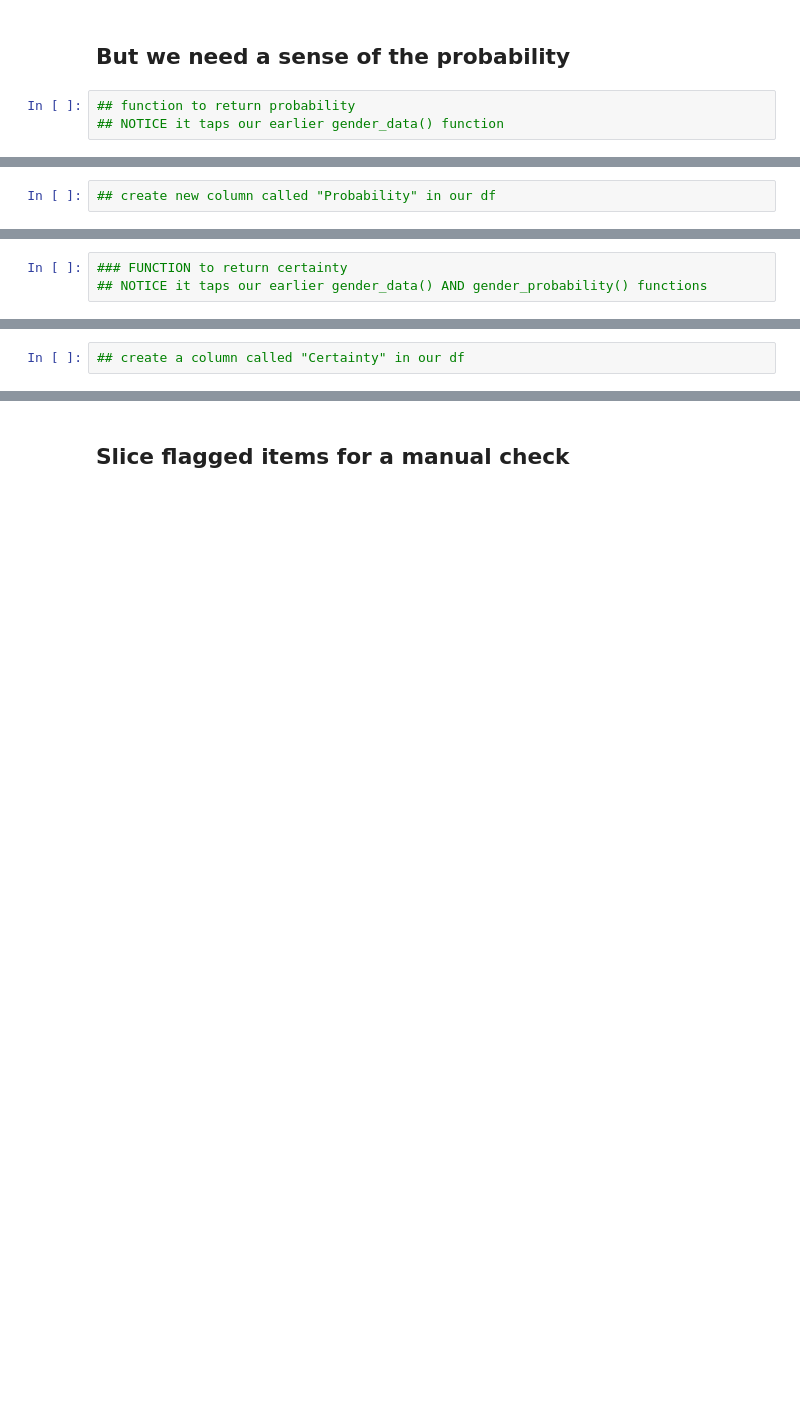
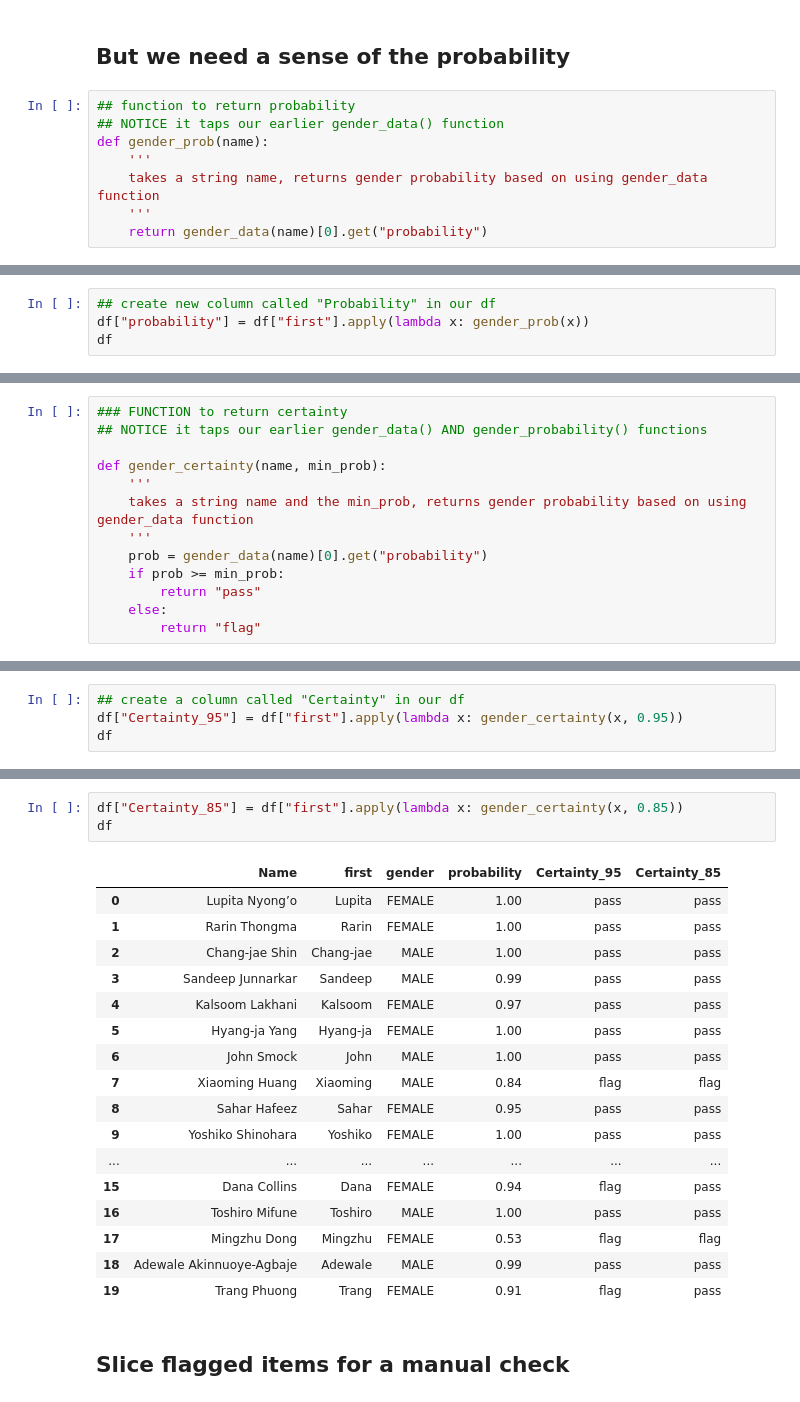
Before and after one commit to sajinashresthacoding/fall-2023-data-journalism-main, a Jupyter notebook: wk-11-gender-estimator-BLANK.ipynb, the cells around one changed output, grey strips where cells are left out. Drawn from its saved outputs; the diff is of its cells as text; blank space fills up the shorter version.

Commit message:
learned genderize

```diff
--- a/wk-11-gender-estimator-BLANK.ipynb
+++ b/wk-11-gender-estimator-BLANK.ipynb
@@ -144,5 +284,10 @@ f_names
 # %%
 ## function to return probability
 ## NOTICE it taps our earlier gender_data() function
+def gender_prob(name):
+    '''
+    takes a string name, returns gender probability based on using gender_data function
+    '''
+    return gender_data(name)[0].get("probability")
 # %%
 ## test probability on "Sandeep"
@@ -149,2 +297,4 @@ f_names
 # %%
 ## create new column called "Probability" in our df
+df["probability"] = df["first"].apply(lambda x: gender_prob(x))
+df
@@ -151,5 +319,15 @@ f_names
 # %%
 ### FUNCTION to return certainty
 ## NOTICE it taps our earlier gender_data() AND gender_probability() functions
+
+def gender_certainty(name, min_prob):
+    '''
+    takes a string name and the min_prob, returns gender probability based on using gender_data function
+    '''
+    prob = gender_data(name)[0].get("probability")
+    if prob >= min_prob:
+        return "pass"
+    else:
+        return "flag"
 # %%
 ## get gender on name "Pat"
@@ -160,2 +347,4 @@ f_names
 # %%
 ## create a column called "Certainty" in our df
+df["Certainty_95"] = df["first"].apply(lambda x: gender_certainty(x, 0.95))
+df
@@ -162,3 +369,24 @@ f_names
+# %%
+df["Certainty_85"] = df["first"].apply(lambda x: gender_certainty(x, 0.85))
+df
+# %% [output]
+|  | Name | first | gender | probability | Certainty_95 | Certainty_85 |
+| 0 | Lupita Nyong’o | Lupita | FEMALE | 1.00 | pass | pass |
+| 1 | Rarin Thongma | Rarin | FEMALE | 1.00 | pass | pass |
+| 2 | Chang-jae Shin | Chang-jae | MALE | 1.00 | pass | pass |
+| 3 | Sandeep Junnarkar | Sandeep | MALE | 0.99 | pass | pass |
+| 4 | Kalsoom Lakhani | Kalsoom | FEMALE | 0.97 | pass | pass |
+| 5 | Hyang-ja Yang | Hyang-ja | FEMALE | 1.00 | pass | pass |
+| 6 | John Smock | John | MALE | 1.00 | pass | pass |
+| 7 | Xiaoming Huang | Xiaoming | MALE | 0.84 | flag | flag |
+| 8 | Sahar Hafeez | Sahar | FEMALE | 0.95 | pass | pass |
+| 9 | Yoshiko Shinohara | Yoshiko | FEMALE | 1.00 | pass | pass |
+| ... | ... | ... | ... | ... | ... | ... |
+| 15 | Dana Collins | Dana | FEMALE | 0.94 | flag | pass |
+| 16 | Toshiro Mifune | Toshiro | MALE | 1.00 | pass | pass |
+| 17 | Mingzhu Dong | Mingzhu | FEMALE | 0.53 | flag | flag |
+| 18 | Adewale Akinnuoye-Agbaje | Adewale | MALE | 0.99 | pass | pass |
+| 19 | Trang Phuong | Trang | FEMALE | 0.91 | flag | pass |
 # %% [markdown]
 ## Slice flagged items for a manual check
 # %%
```
Also changed, not shown: parts of 24 cells of this notebook, 1 other file.
